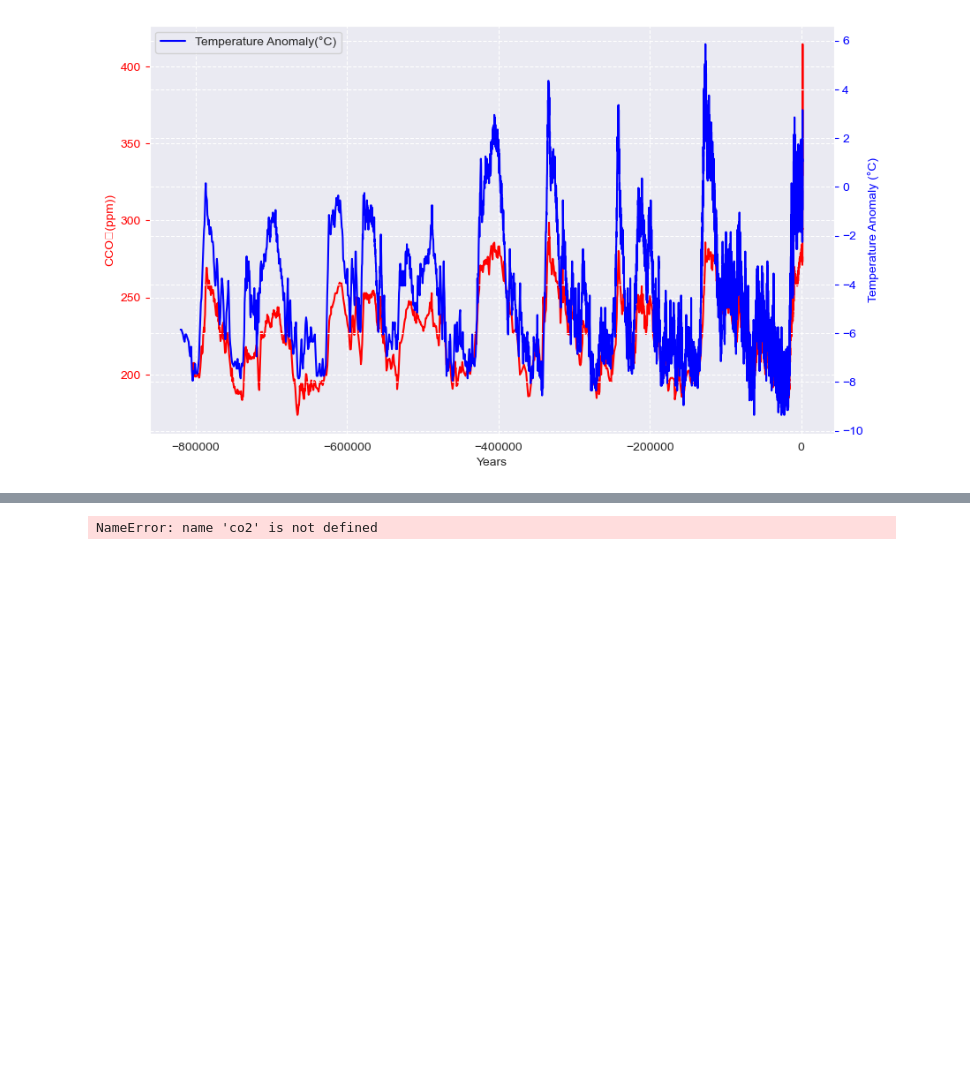
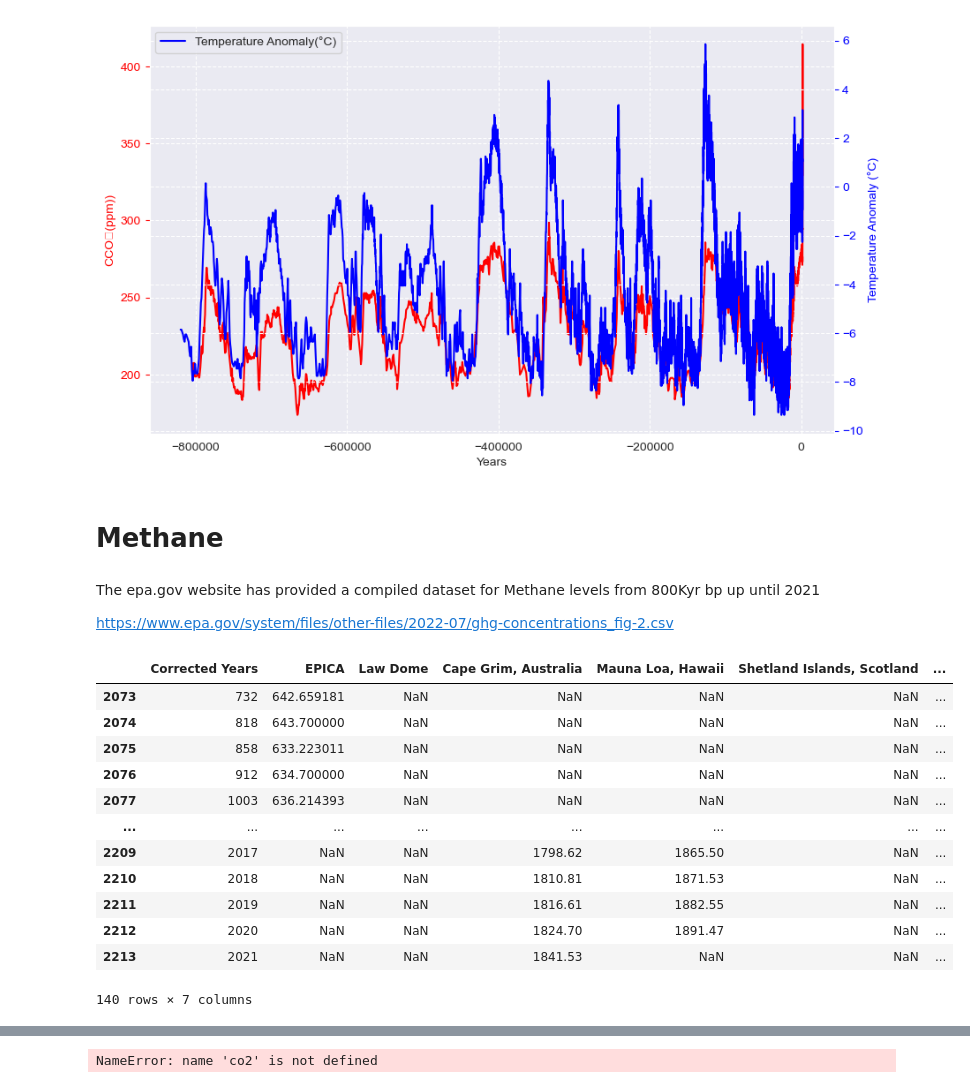
Before and after one commit to Kevin002023/PFDA--Climate-Project, a Jupyter notebook: PFDA-Project-2.ipynb, the cells around one changed output, grey strips where cells are left out. Saved outputs shown, nothing was run; the diff lists cells and outputs as text; code cells hidden in the pictures; blank space fills up the shorter version.

```diff
--- a/PFDA-Project-2.ipynb
+++ b/PFDA-Project-2.ipynb
@@ -509,3 +510,32 @@ plt.legend(loc='upper left')
 # %% [output]
 <matplotlib.legend.Legend at 0x...>
 [figure]
+# %% [markdown]
+# Methane
+# %% [markdown]
+The epa.gov website has provided a compiled dataset for Methane levels from 800Kyr bp up until 2021
+
+https://www.epa.gov/system/files/other-files/2022-07/ghg-concentrations_fig-2.csv
+# %%
+#reading in the dataset
+
+methane = pd.read_csv('Datasets Used/ch4-ghg-concentrations_fig-2.csv', skiprows=7)
+methane.rename(columns={'Ice core measurements':'Corrected Years', 'Unnamed: 1':'EPICA', 'Unnamed: 2':'Law Dome', 'Unnamed: 3':'Cape Grim, Australia', 'Unnamed: 4':'Mauna Loa, Hawaii','Unnamed: 5': 'Shetland Islands, Scotland'}, inplace=True)
+methane = methane.drop(labels =2175, axis=0) #There is a break in the compiled datasets when  it mvoes from ice core samples to direct measurements. i want to remove ths.
+methane['Corrected Years'] =methane['Corrected Years'].astype(float) #trying to remove decimals but get an error message when converting to int.
+methane['Corrected Years'] =methane['Corrected Years'].astype(int) #however it will allow me to convert to float first and then back to int
+methane.tail(140) #checking it looks as expected
+# %% [output]
+|  | Corrected Years | EPICA | Law Dome | Cape Grim, Australia | Mauna Loa, Hawaii | Shetland Islands, Scotland | ... |
+| 2073 | 732 | 642.659181 | NaN | NaN | NaN | NaN | ... |
+| 2074 | 818 | 643.700000 | NaN | NaN | NaN | NaN | ... |
+| 2075 | 858 | 633.223011 | NaN | NaN | NaN | NaN | ... |
+| 2076 | 912 | 634.700000 | NaN | NaN | NaN | NaN | ... |
+| 2077 | 1003 | 636.214393 | NaN | NaN | NaN | NaN | ... |
+| ... | ... | ... | ... | ... | ... | ... | ... |
+| 2209 | 2017 | NaN | NaN | 1798.62 | 1865.50 | NaN | ... |
+| 2210 | 2018 | NaN | NaN | 1810.81 | 1871.53 | NaN | ... |
+| 2211 | 2019 | NaN | NaN | 1816.61 | 1882.55 | NaN | ... |
+| 2212 | 2020 | NaN | NaN | 1824.70 | 1891.47 | NaN | ... |
+| 2213 | 2021 | NaN | NaN | 1841.53 | NaN | NaN | ... |
+140 rows × 7 columns
```
Also changed, not shown: parts of 13 cells of this notebook, 1 other file.
